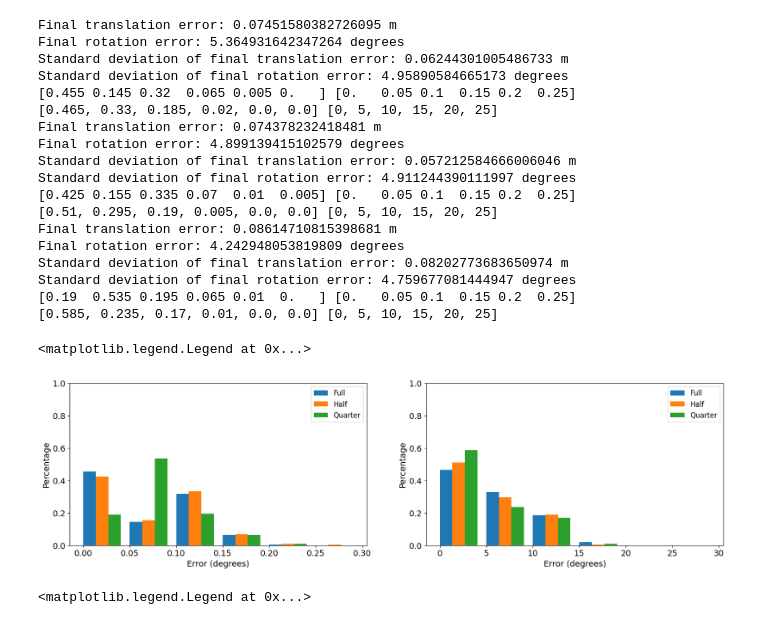
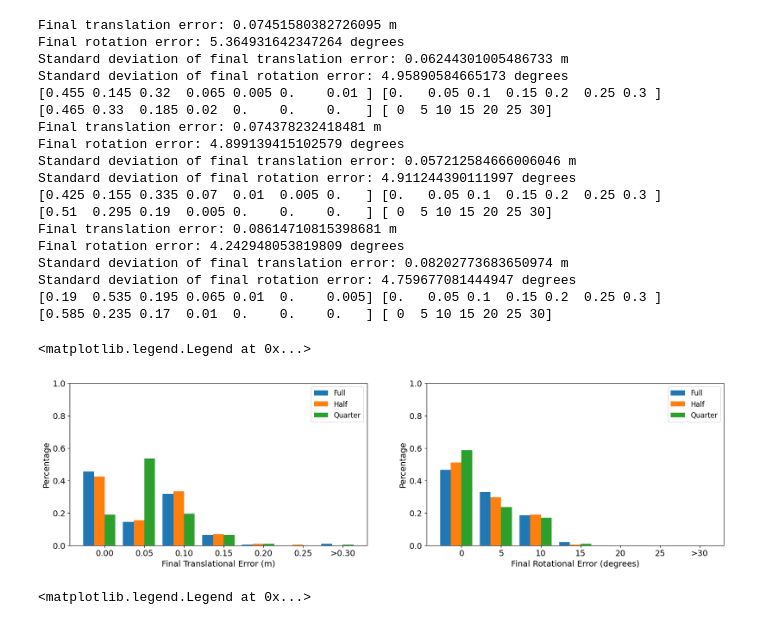
Before and after one commit to tauzn-clock/plane-nerf, a Jupyter notebook: utils/process_pose_data_2_layer.ipynb, the cells around one changed output. Cells and saved outputs as stored; diff of their text form; code cells hidden in the pictures.

Commit message:
correct translational

```diff
--- a/utils/process_pose_data_2_layer.ipynb
+++ b/utils/process_pose_data_2_layer.ipynb
@@ -63,16 +63,20 @@ for translation, rotation in zip(all_translation, all_rotation):
         bin.append(i)
         percentage.append(len(final_translation_error[(final_translation_error >= i) & (final_translation_error < i+0.05)])/200)
 
+    bin.append(0.3)
+    percentage.append(len(final_translation_error[(final_translation_error >= 0.3)])/200)
+
     bin = np.array(bin)
     percentage = np.array(percentage)
 
+    x_axis_labels = ["0.00", "0.05", "0.10", "0.15", "0.20", "0.25", ">0.30"]
+
     print(percentage,bin)
 
-    bar_width = np.array([0.05] * cnt) * 0.27
+    bar_width = np.array([0.05] * (cnt+1)) * 0.27
 
-    #Draw bar chart side by side
-    axs[0].bar(bin+bar_width*graph, percentage, width=bar_width, align="edge")
-    axs[0].set_xlabel("Error (degrees)")
+    axs[0].bar(bin+bar_width*graph, percentage, width=bar_width, align="edge", tick_label=x_axis_labels)
+    axs[0].set_xlabel("Final Translation Error (m)")
     axs[0].set_ylabel("Percentage")
     axs[0].set_ylim(0, 1)
 
@@ -81,43 +85,52 @@ for translation, rotation in zip(all_translation, all_rotation):
     cnt = 6
     for x in range(cnt):
         i = x * 5
         bin.append(i)
         percentage.append(len(final_rotation_error[(final_rotation_error/math.pi *180 >= i) & (final_rotation_error/math.pi*180 < i+5)])/200)
 
+    bin.append(30)
+    percentage.append(len(final_rotation_error[(final_rotation_error/math.pi *180 >= 30)])/200)
+
+    bin = np.array(bin)
+    percentage = np.array(percentage)
+
+    x_axis_labels = ["0", "5", "10", "15", "20", "25", ">30"]
+
     print(percentage,bin)
 
-    bar_width = np.array([5] * cnt) * 0.27
+    bar_width = np.array([5] * (cnt+1)) * 0.27
 
-    axs[1].bar(bin+bar_width*graph, percentage, width=bar_width, align="edge")
-    axs[1].set_xlabel("Error (degrees)")
+    axs[1].bar(bin+bar_width*graph, percentage, width=bar_width, align="edge", tick_label=x_axis_labels)
+    axs[1].set_xlabel("Final Rotation Error (degrees)")
     axs[1].set_ylabel("Percentage")
     axs[1].set_ylim(0, 1)
+
 
     graph+=1
 
 axs[0].legend(["Full", "Half", "Quarter"])
 axs[1].legend(["Full", "Half", "Quarter"])
 # %% [output]
 Final translation error: 0.07451580382726095 m
 Final rotation error: 5.364931642347264 degrees
 Standard deviation of final translation error: 0.06244301005486733 m
 Standard deviation of final rotation error: 4.95890584665173 degrees
-[0.455 0.145 0.32  0.065 0.005 0.   ] [0.   0.05 0.1  0.15 0.2  0.25]
-[0.465, 0.33, 0.185, 0.02, 0.0, 0.0] [0, 5, 10, 15, 20, 25]
+[0.455 0.145 0.32  0.065 0.005 0.    0.01 ] [0.   0.05 0.1  0.15 0.2  0.25 0.3 ]
+[0.465 0.33  0.185 0.02  0.    0.    0.   ] [ 0  5 10 15 20 25 30]
 Final translation error: 0.074378232418481 m
 Final rotation error: 4.899139415102579 degrees
 Standard deviation of final translation error: 0.057212584666006046 m
 Standard deviation of final rotation error: 4.911244390111997 degrees
-[0.425 0.155 0.335 0.07  0.01  0.005] [0.   0.05 0.1  0.15 0.2  0.25]
-[0.51, 0.295, 0.19, 0.005, 0.0, 0.0] [0, 5, 10, 15, 20, 25]
+[0.425 0.155 0.335 0.07  0.01  0.005 0.   ] [0.   0.05 0.1  0.15 0.2  0.25 0.3 ]
+[0.51  0.295 0.19  0.005 0.    0.    0.   ] [ 0  5 10 15 20 25 30]
 Final translation error: 0.08614710815398681 m
 Final rotation error: 4.242948053819809 degrees
 Standard deviation of final translation error: 0.08202773683650974 m
 Standard deviation of final rotation error: 4.759677081444947 degrees
-[0.19  0.535 0.195 0.065 0.01  0.   ] [0.   0.05 0.1  0.15 0.2  0.25]
-[0.585, 0.235, 0.17, 0.01, 0.0, 0.0] [0, 5, 10, 15, 20, 25]
+[0.19  0.535 0.195 0.065 0.01  0.    0.005] [0.   0.05 0.1  0.15 0.2  0.25 0.3 ]
+[0.585 0.235 0.17  0.01  0.    0.    0.   ] [ 0  5 10 15 20 25 30]
 <matplotlib.legend.Legend at 0x...>
-[figure, old version]
+[figure, new version]
 # %%
 #Plot 3 graphs for PSNR, SSIM, LPIPS side by side
 fig, axs = plt.subplots(1, 2, figsize=(20, 5))
```
Also changed, not shown: 5 other files.
